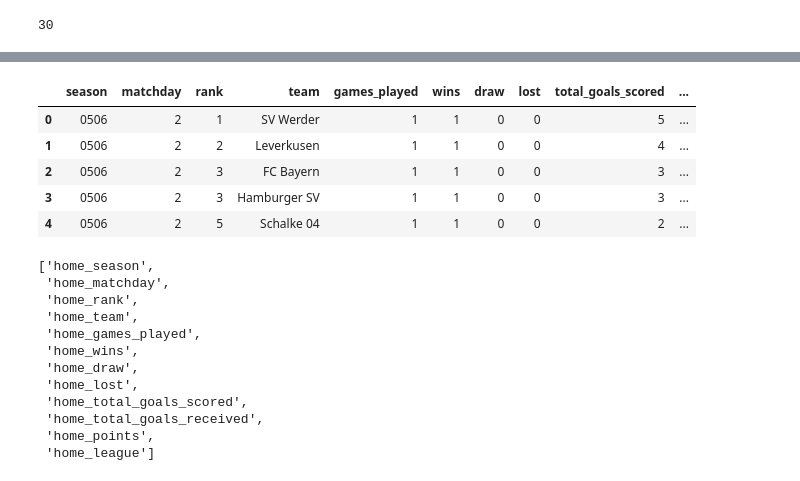
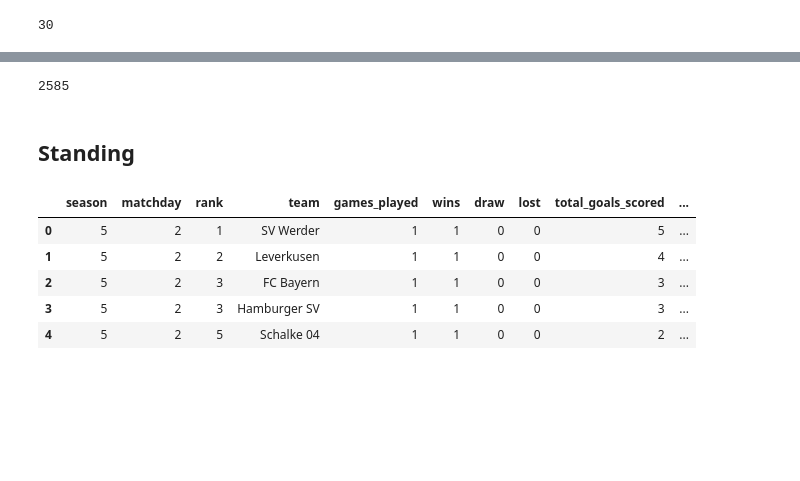
Before and after one commit to omlnaut/betting, a Jupyter notebook: scripts/processing/kaggle/processing.ipynb, the cells around one changed output, grey strips where cells are left out. Drawn from its saved outputs; the diff is of its cells as text; code cells hidden in the pictures; blank space fills up the shorter version.

```diff
--- a/scripts/processing/kaggle/processing.ipynb
+++ b/scripts/processing/kaggle/processing.ipynb
@@ -47,5 +44,5 @@ df.columns, df.shape
 ## Compare against meta
 # %%
 meta_path = Path('../../../data/sportde/bundesliga')
-matchday_df = pd.read_feather(meta_path/'matchdays.feather')
-matchday_df.head(10)
+matches_df = pd.read_feather(meta_path/'games.feather')
+matches_df.head(10)
@@ -80,9 +89,9 @@ date.year, date.month
 def season_from_date(row):
     date = row.match_date
     if date.month<=7:
-        season = str(date.year-1)[-2:] + str(date.year)[-2:]
+        season = (date.year-1)%100
     else:
-        season = str(date.year)[-2:] + str(date.year+1)[-2:]
+        season = (date.year)%100
 
     return season
 # %%
@@ -115,4 +121,0 @@ for season,group in buli_df.groupby('season'):
-# %%
-meta_path = Path('../../../data/sportde/bundesliga')
-matchday_df = pd.read_feather(meta_path/'matchdays.feather')
-matchday_df.head(10)
@@ -256,0 +190,7 @@ buli.head()
+# %%
+seasons = matches_df.season.unique()
+season_translation = {season: int(season[:2]) for season in seasons}
+
+matches_df.season.replace(season_translation, inplace=True)
+matches_df.rename(columns={'home_goals':'home_score', 'away_goals':'away_score'}, inplace=True)
+matches_df.head()
@@ -257,12 +218,19 @@ buli.head()
+# %%
+len(result)
+# %% [output]
+2585
+# %% [markdown]
+## Standing
 # %%
 join_standings = standings.copy()
-join_standings.matchday = join_standings.matchday+1
+join_standings.matchday += 1
+join_standings.season.replace(season_translation, inplace=True)
 
 join_standings.head()
 # %% [output]
 |  | season | matchday | rank | team | games_played | wins | draw | lost | total_goals_scored | ... |
-| 0 | 0506 | 2 | 1 | SV Werder | 1 | 1 | 0 | 0 | 5 | ... |
-| 1 | 0506 | 2 | 2 | Leverkusen | 1 | 1 | 0 | 0 | 4 | ... |
-| 2 | 0506 | 2 | 3 | FC Bayern | 1 | 1 | 0 | 0 | 3 | ... |
-| 3 | 0506 | 2 | 3 | Hamburger SV | 1 | 1 | 0 | 0 | 3 | ... |
-| 4 | 0506 | 2 | 5 | Schalke 04 | 1 | 1 | 0 | 0 | 2 | ... |
+| 0 | 5 | 2 | 1 | SV Werder | 1 | 1 | 0 | 0 | 5 | ... |
+| 1 | 5 | 2 | 2 | Leverkusen | 1 | 1 | 0 | 0 | 4 | ... |
+| 2 | 5 | 2 | 3 | FC Bayern | 1 | 1 | 0 | 0 | 3 | ... |
+| 3 | 5 | 2 | 3 | Hamburger SV | 1 | 1 | 0 | 0 | 3 | ... |
+| 4 | 5 | 2 | 5 | Schalke 04 | 1 | 1 | 0 | 0 | 2 | ... |
@@ -276,18 +237 @@ join_standings = join_standings.append(start_rows)
-# %%
-old_columns = join_standings.columns.values
-home_cols = ['home_'+col for col in old_columns]
-home_cols
-# %% [output]
-['home_season',
- 'home_matchday',
- 'home_rank',
- 'home_team',
- 'home_games_played',
- 'home_wins',
- 'home_draw',
- 'home_lost',
- 'home_total_goals_scored',
- 'home_total_goals_received',
- 'home_points',
- 'home_league']
 # %%
```
Also changed, not shown: parts of 22 cells of this notebook, 1 other file.
